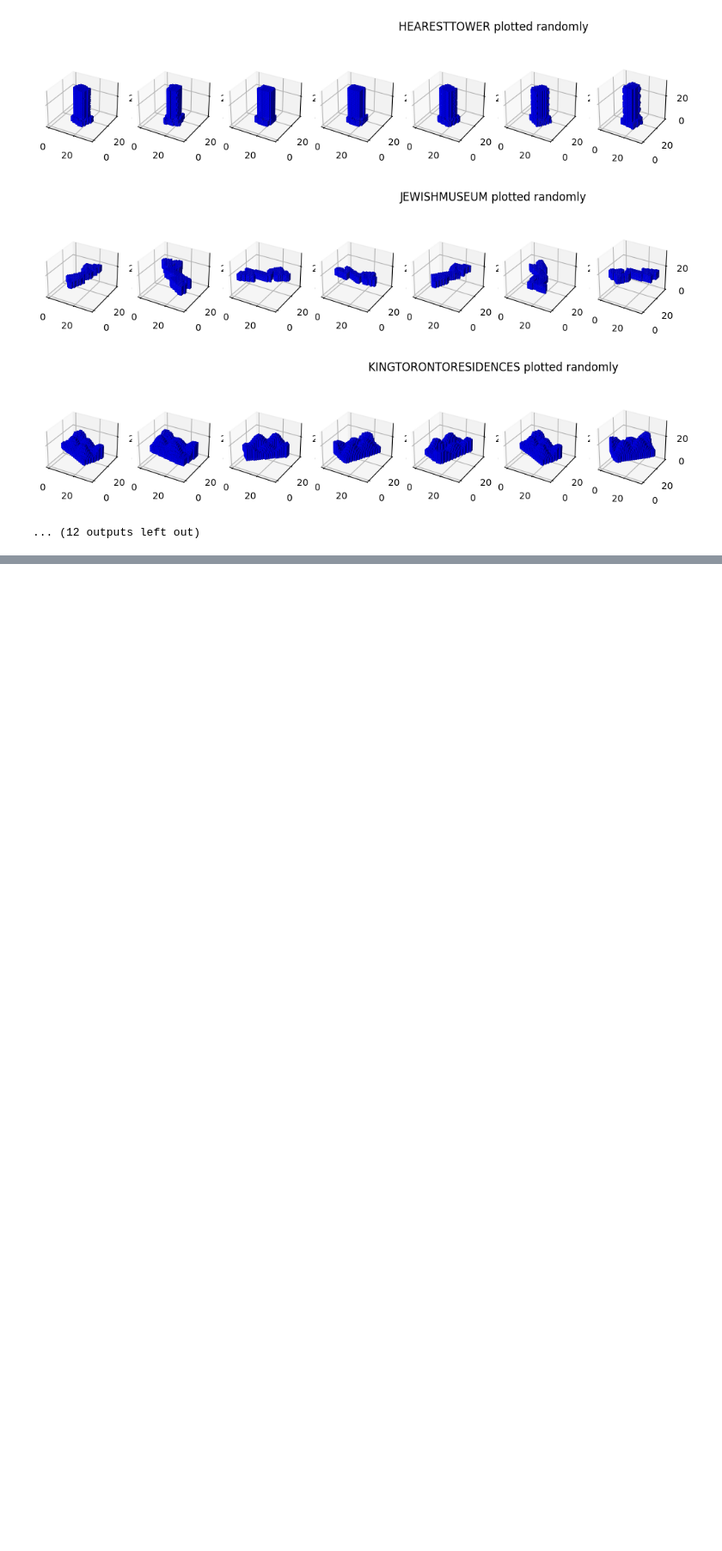
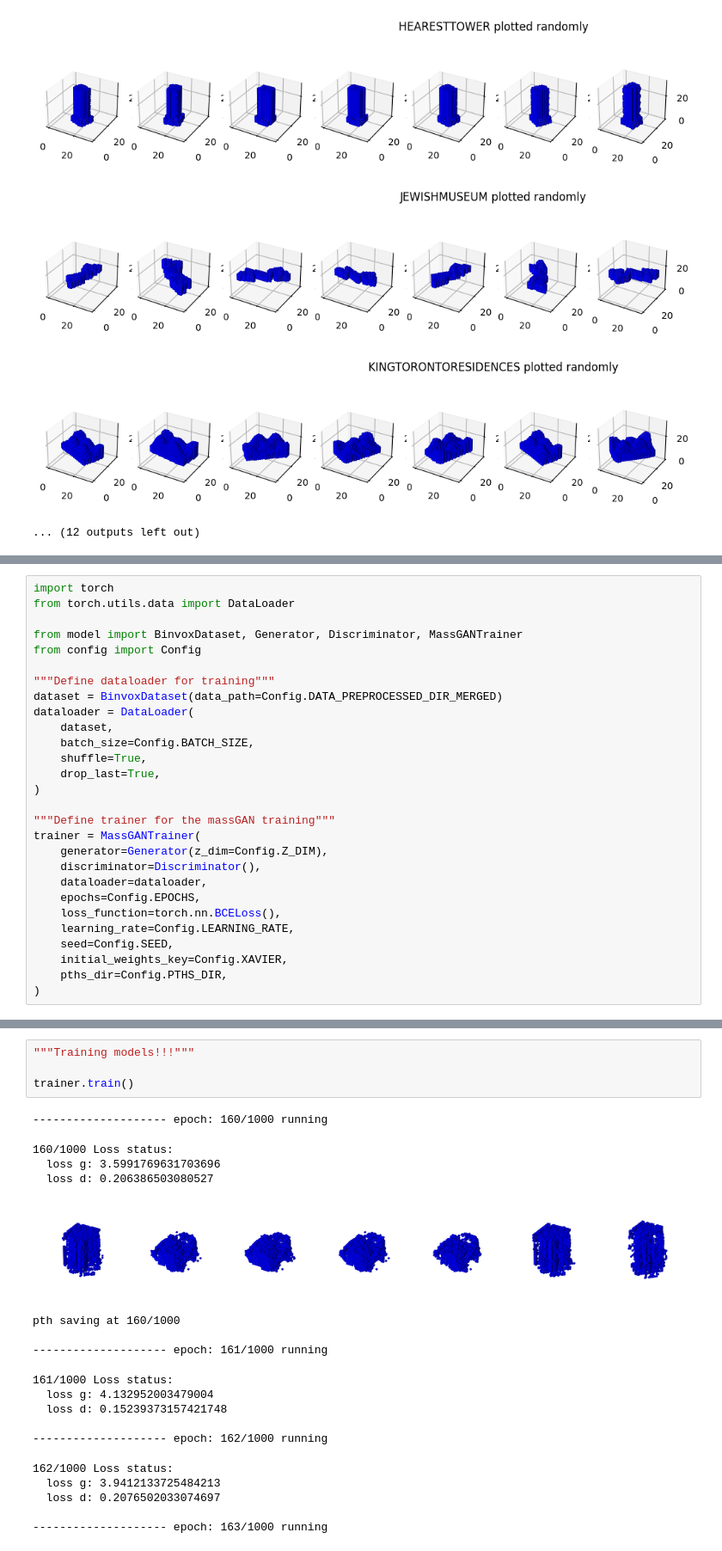
Before and after one commit to PARKCHEOLHEE-lab/gan-exer, a Jupyter notebook: massGAN/massGAN.ipynb, the cells around one changed output, grey strips where cells are left out. Shown at 86% size. Drawn from its saved outputs; the diff is of its cells as text; blank space fills up the shorter version.

Commit message:
Training wip

```diff
--- a/massGAN/massGAN.ipynb
+++ b/massGAN/massGAN.ipynb
@@ -149,0 +32,28 @@ class Discriminator(nn.Module):
+# %%
+import torch
+from torch.utils.data import DataLoader
+
+from model import BinvoxDataset, Generator, Discriminator, MassGANTrainer
+from config import Config
+
+"""Define dataloader for training"""
+dataset = BinvoxDataset(data_path=Config.DATA_PREPROCESSED_DIR_MERGED)
+dataloader = DataLoader(
+    dataset,
+    batch_size=Config.BATCH_SIZE,
+    shuffle=True,
+    drop_last=True,
+)
+
+"""Define trainer for the massGAN training"""
+trainer = MassGANTrainer(
+    generator=Generator(z_dim=Config.Z_DIM),
+    discriminator=Discriminator(),
+    dataloader=dataloader,
+    epochs=Config.EPOCHS,
+    loss_function=torch.nn.BCELoss(),
+    learning_rate=Config.LEARNING_RATE,
+    seed=Config.SEED,
+    initial_weights_key=Config.XAVIER,
+    pths_dir=Config.PTHS_DIR,
+)
@@ -149,0 +70,23 @@ class Discriminator(nn.Module):
+# %%
+"""Training models!!!"""
+
+trainer.train()
+# %% [output]
+-------------------- epoch: 160/1000 running
+160/1000 Loss status:
+  loss g: 3.5991769631703696
+  loss d: 0.206386503080527
+[figure, added]
+pth saving at 160/1000
+
+-------------------- epoch: 161/1000 running
+161/1000 Loss status:
+  loss g: 4.132952003479004
+  loss d: 0.15239373157421748
+
+-------------------- epoch: 162/1000 running
+162/1000 Loss status:
+  loss g: 3.9412133725484213
+  loss d: 0.2076502033074697
+
+-------------------- epoch: 163/1000 running
```
Also changed, not shown: parts of 6 cells of this notebook.
